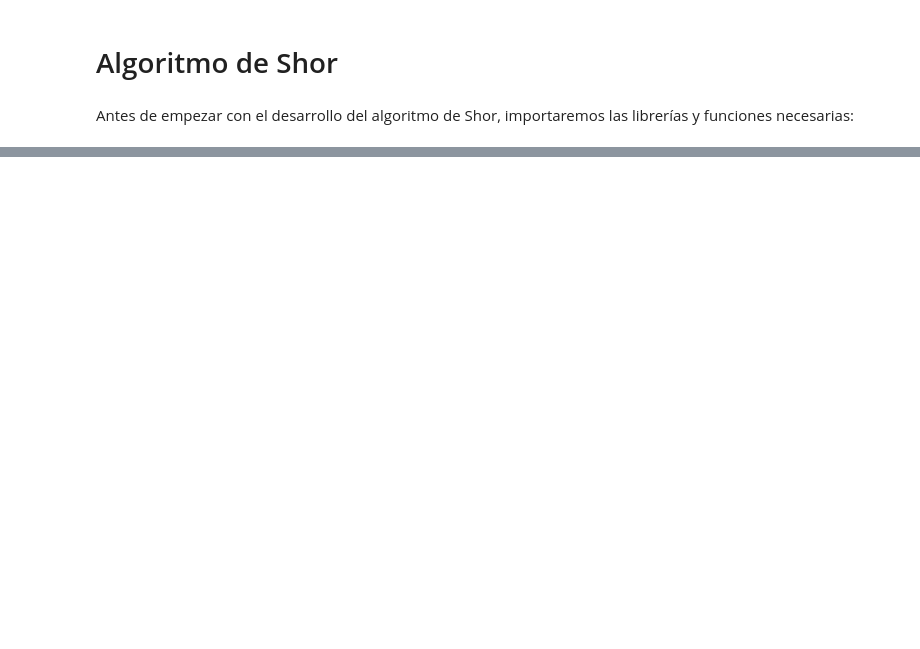
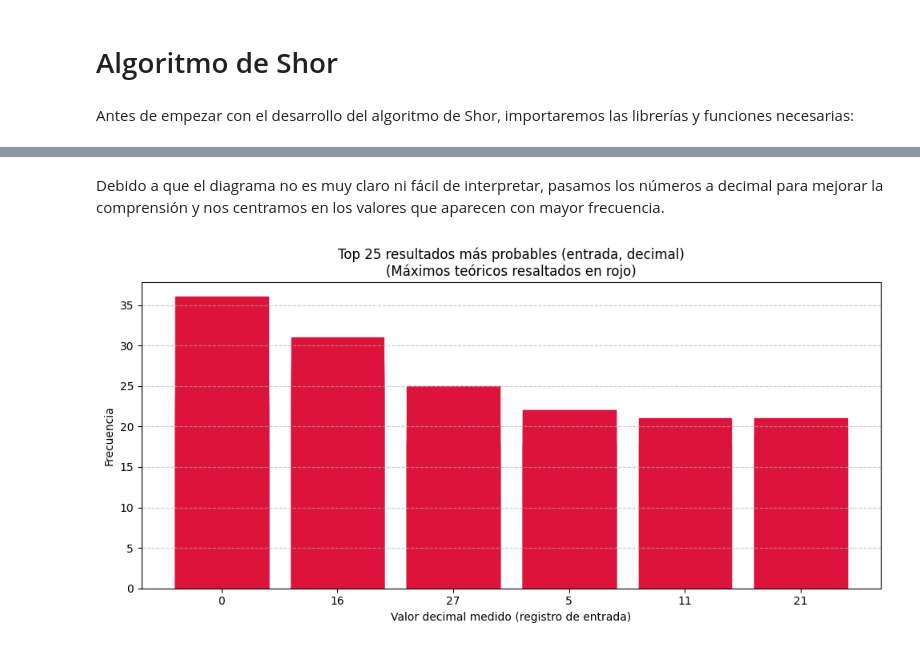
Before and after one commit to pelahumi/RSA, a Jupyter notebook: Shor´s algorithm/shor.ipynb, the cells around one changed output, grey strips where cells are left out. Saved outputs shown, nothing was run; the diff lists cells and outputs as text; code cells hidden in the pictures; blank space fills up the shorter version.

```diff
--- a/Shor´s algorithm/shor.ipynb
+++ b/Shor´s algorithm/shor.ipynb
@@ -132,0 +75,36 @@ qc.draw('mpl')
+# %% [markdown]
+Debido a que el diagrama no es muy claro ni fácil de interpretar, pasamos los números a decimal para mejorar la comprensión y nos centramos en los valores que aparecen con mayor frecuencia.
+# %%
+top_n = 25
+
+# Ordenar los resultados por frecuencia
+sorted_counts = sorted(counts.items(), key=lambda x: x[1], reverse=True)[:top_n]
+
+# Extraer solo los primeros 5 bits (registro de entrada) de cada bitstring
+bitstrings = [b.replace(" ", "") for b, _ in sorted_counts]
+entrada_bits = [b[-5:] for b in bitstrings]  # últimos 5 bits (qubits 0-4)
+decimals = [int(b, 2) for b in entrada_bits]
+frequencies = [c for _, c in sorted_counts]
+
+# Calcular los máximos teóricos esperados para n=5, p=6
+n = 5
+p = 6
+maximos_esperados = [round(k * 2**n / p) for k in range(p)]
+
+# Crear el gráfico de barras
+plt.figure(figsize=(10, 5))
+bars = plt.bar([str(d) for d in decimals], frequencies, color='mediumseagreen')
+
+# Resalta los máximos teóricos en rojo
+for i, d in enumerate(decimals):
+    if d in maximos_esperados:
+        bars[i].set_color('crimson')
+
+plt.xlabel("Valor decimal medido (registro de entrada)")
+plt.ylabel("Frecuencia")
+plt.title(f"Top {top_n} resultados más probables (entrada, decimal)\n(Máximos teóricos resaltados en rojo)")
+plt.grid(axis='y', linestyle='--', alpha=0.7)
+plt.tight_layout()
+plt.show()
+# %% [output]
+[figure, added]
```
Also changed, not shown: parts of 13 cells of this notebook, 2 other files.
